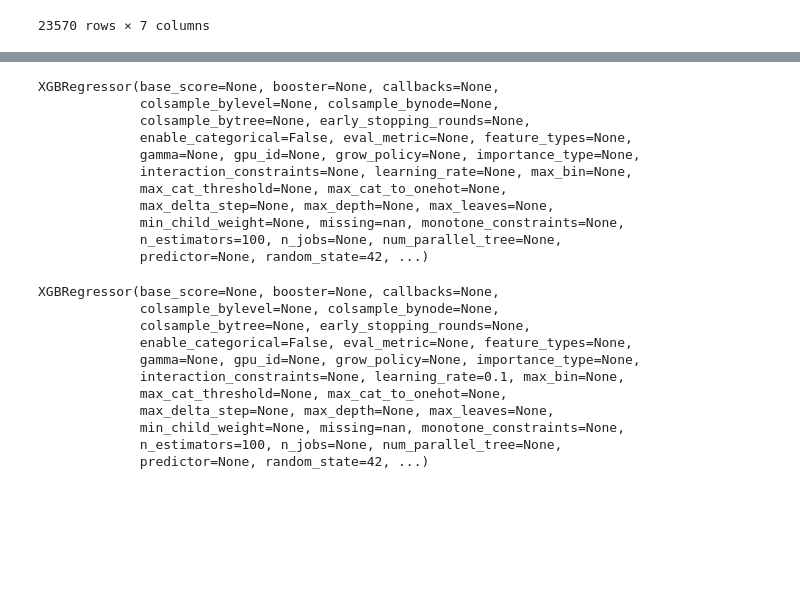
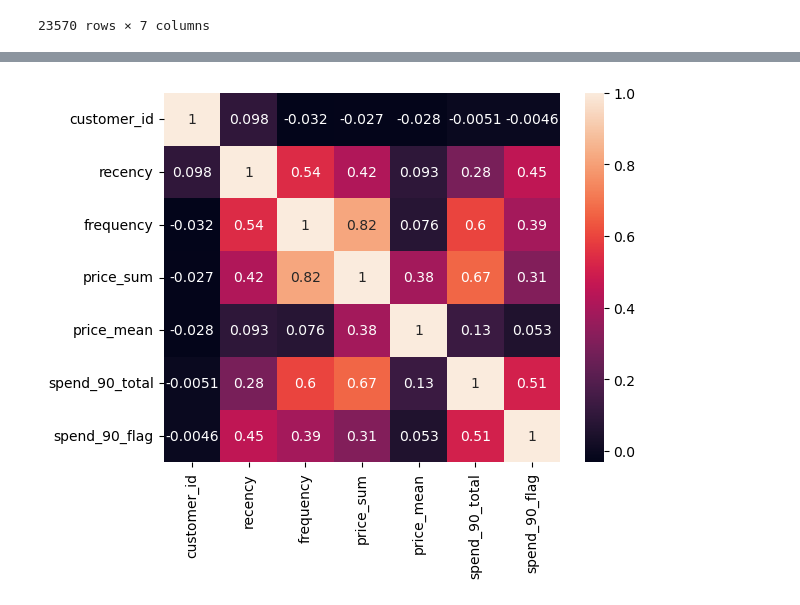
Before and after one commit to YashChowdhary34/predictive_clv_behaviour_analysis, a Jupyter notebook: models/spend_amount_model.ipynb, the cells around one changed output, grey strips where cells are left out. Drawn from its saved outputs; the diff is of its cells as text; code cells hidden in the pictures; blank space fills up the shorter version.

Commit message:
model built

```diff
--- a/models/spend_amount_model.ipynb
+++ b/models/spend_amount_model.ipynb
@@ -23,18 +32,9 @@ df
+# %%
+corr_matrix = df.corr()
+sns.heatmap(corr_matrix, annot=True)
+plt.show()
+# %% [output]
+[figure, added]
 # %%
 X = df[['recency', 'frequency', 'price_sum', 'price_mean']]
 y = df['spend_90_total']
-# %%
-xgb_reg_spec = XGBRegressor(objective='reg:squarederror', random_state=42)
-xgb_reg_spec
-# %% [output]
-XGBRegressor(base_score=None, booster=None, callbacks=None,
-             colsample_bylevel=None, colsample_bynode=None,
-             colsample_bytree=None, early_stopping_rounds=None,
-             enable_categorical=False, eval_metric=None, feature_types=None,
-             gamma=None, gpu_id=None, grow_policy=None, importance_type=None,
-             interaction_constraints=None, learning_rate=None, max_bin=None,
-             max_cat_threshold=None, max_cat_to_onehot=None,
-             max_delta_step=None, max_depth=None, max_leaves=None,
-             min_child_weight=None, missing=nan, monotone_constraints=None,
-             n_estimators=100, n_jobs=None, num_parallel_tree=None,
-             predictor=None, random_state=42, ...)
@@ -51,15 +40,0 @@ xgb_reg_model = GridSearchCV(
-# %%
-xgb_reg_model.fit(X, y)
-xgb_reg_model.best_estimator_
-# %% [output]
-XGBRegressor(base_score=None, booster=None, callbacks=None,
-             colsample_bylevel=None, colsample_bynode=None,
-             colsample_bytree=None, early_stopping_rounds=None,
-             enable_categorical=False, eval_metric=None, feature_types=None,
-             gamma=None, gpu_id=None, grow_policy=None, importance_type=None,
-             interaction_constraints=None, learning_rate=0.1, max_bin=None,
-             max_cat_threshold=None, max_cat_to_onehot=None,
-             max_delta_step=None, max_depth=None, max_leaves=None,
-             min_child_weight=None, missing=nan, monotone_constraints=None,
-             n_estimators=100, n_jobs=None, num_parallel_tree=None,
-             predictor=None, random_state=42, ...)
```
Also changed, not shown: parts of 14 cells of this notebook, 4 other files.
